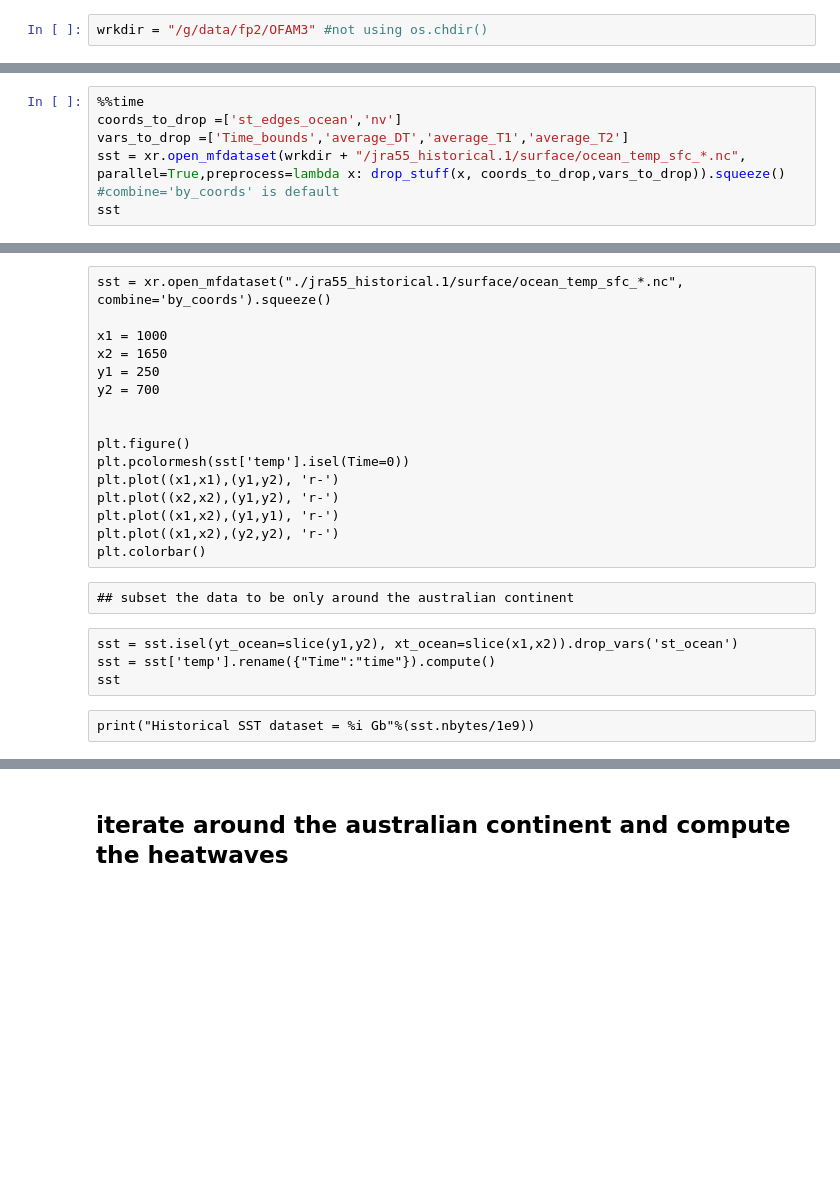
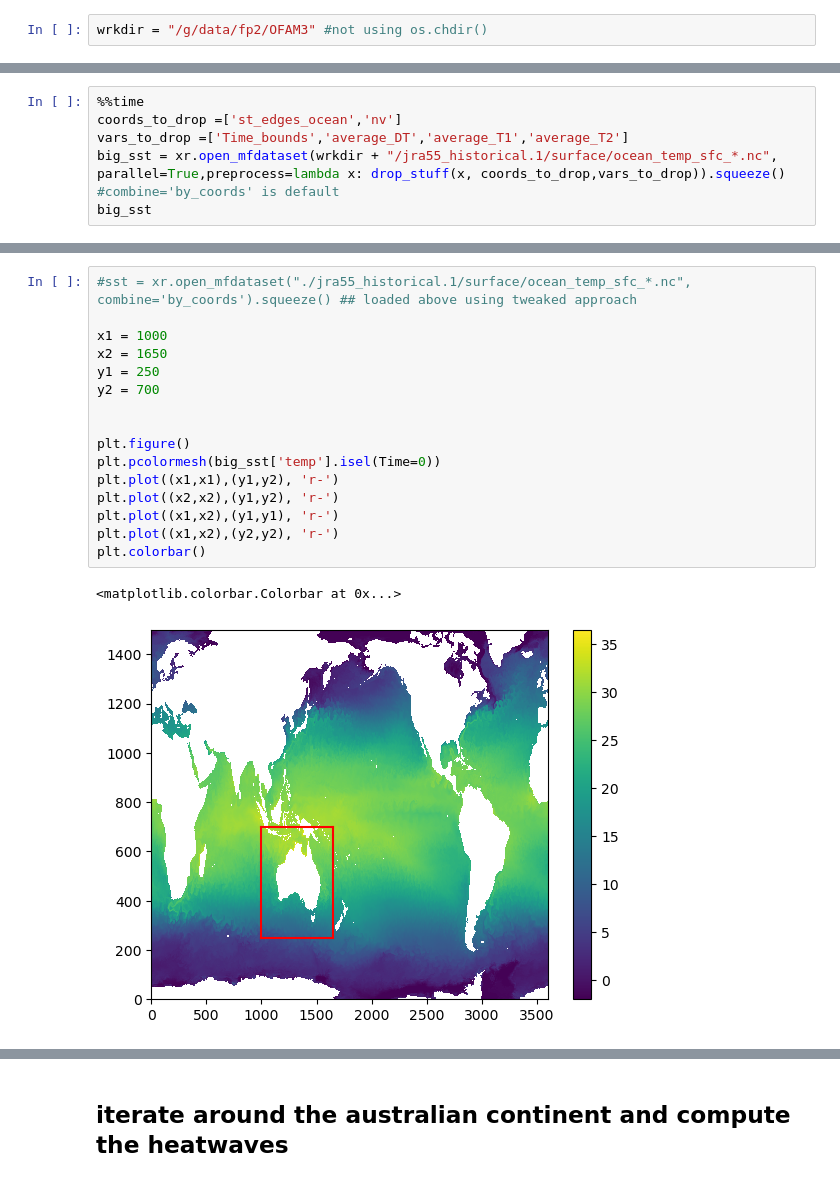
Before and after one commit to Thomas-Moore-Creative/shared_sandbox, a Jupyter notebook: heatwaves_OFAM3_climatology.ipynb, the cells around one changed output, grey strips where cells are left out. Drawn from its saved outputs; the diff is of its cells as text; blank space fills up the shorter version.

```diff
--- a/heatwaves_OFAM3_climatology.ipynb
+++ b/heatwaves_OFAM3_climatology.ipynb
@@ -115,6 +126,6 @@ def drop_stuff(ds, coords_to_drop,vars_to_drop):
 %%time
 coords_to_drop =['st_edges_ocean','nv']
 vars_to_drop =['Time_bounds','average_DT','average_T1','average_T2']
-sst = xr.open_mfdataset(wrkdir + "/jra55_historical.1/surface/ocean_temp_sfc_*.nc", parallel=True,preprocess=lambda x: drop_stuff(x, coords_to_drop,vars_to_drop)).squeeze() #combine='by_coords' is default
-sst
+big_sst = xr.open_mfdataset(wrkdir + "/jra55_historical.1/surface/ocean_temp_sfc_*.nc", parallel=True,preprocess=lambda x: drop_stuff(x, coords_to_drop,vars_to_drop)).squeeze() #combine='by_coords' is default
+big_sst
 # %% [output]
@@ -155,27 +166,22 @@ history :
 Mon Mar 16 09:51:50 2015: ncks -d st_ocean,0 ../daily/ocean_temp_1979_01.nc ocean_temp_sfc_1979_01.nc
 NCO :
 4.3.8
-# %% [raw]
-sst = xr.open_mfdataset("./jra55_historical.1/surface/ocean_temp_sfc_*.nc", combine='by_coords').squeeze()
-
-x1 = 1000
-x2 = 1650
-y1 = 250
-y2 = 700
-
-
-plt.figure()
-plt.pcolormesh(sst['temp'].isel(Time=0))
-plt.plot((x1,x1),(y1,y2), 'r-')
-plt.plot((x2,x2),(y1,y2), 'r-')
-plt.plot((x1,x2),(y1,y1), 'r-')
-plt.plot((x1,x2),(y2,y2), 'r-')
-plt.colorbar()
-# %% [raw]
-## subset the data to be only around the australian continent
-# %% [raw]
-sst = sst.isel(yt_ocean=slice(y1,y2), xt_ocean=slice(x1,x2)).drop_vars('st_ocean')
-sst = sst['temp'].rename({"Time":"time"}).compute()
-sst
-# %% [raw]
-print("Historical SST dataset = %i Gb"%(sst.nbytes/1e9))
+# %%
+#sst = xr.open_mfdataset("./jra55_historical.1/surface/ocean_temp_sfc_*.nc", combine='by_coords').squeeze() ## loaded above using tweaked approach
+
+x1 = 1000
+x2 = 1650
+y1 = 250
+y2 = 700
+
+
+plt.figure()
+plt.pcolormesh(big_sst['temp'].isel(Time=0))
+plt.plot((x1,x1),(y1,y2), 'r-')
+plt.plot((x2,x2),(y1,y2), 'r-')
+plt.plot((x1,x2),(y1,y1), 'r-')
+plt.plot((x1,x2),(y2,y2), 'r-')
+plt.colorbar()
+# %% [output]
+<matplotlib.colorbar.Colorbar at 0x...>
+[figure, added]
```
Also changed, not shown: parts of 20 cells of this notebook.
